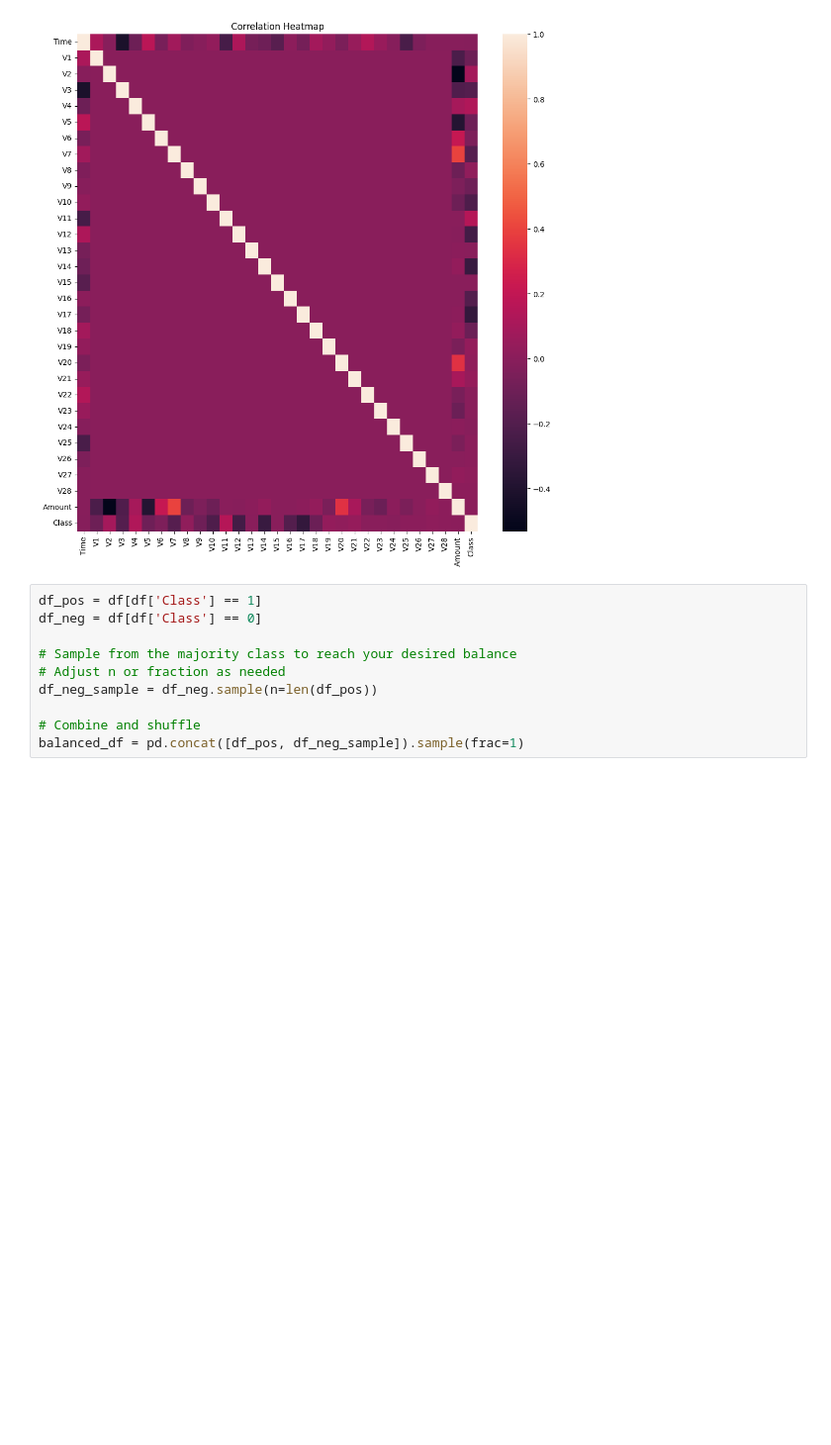
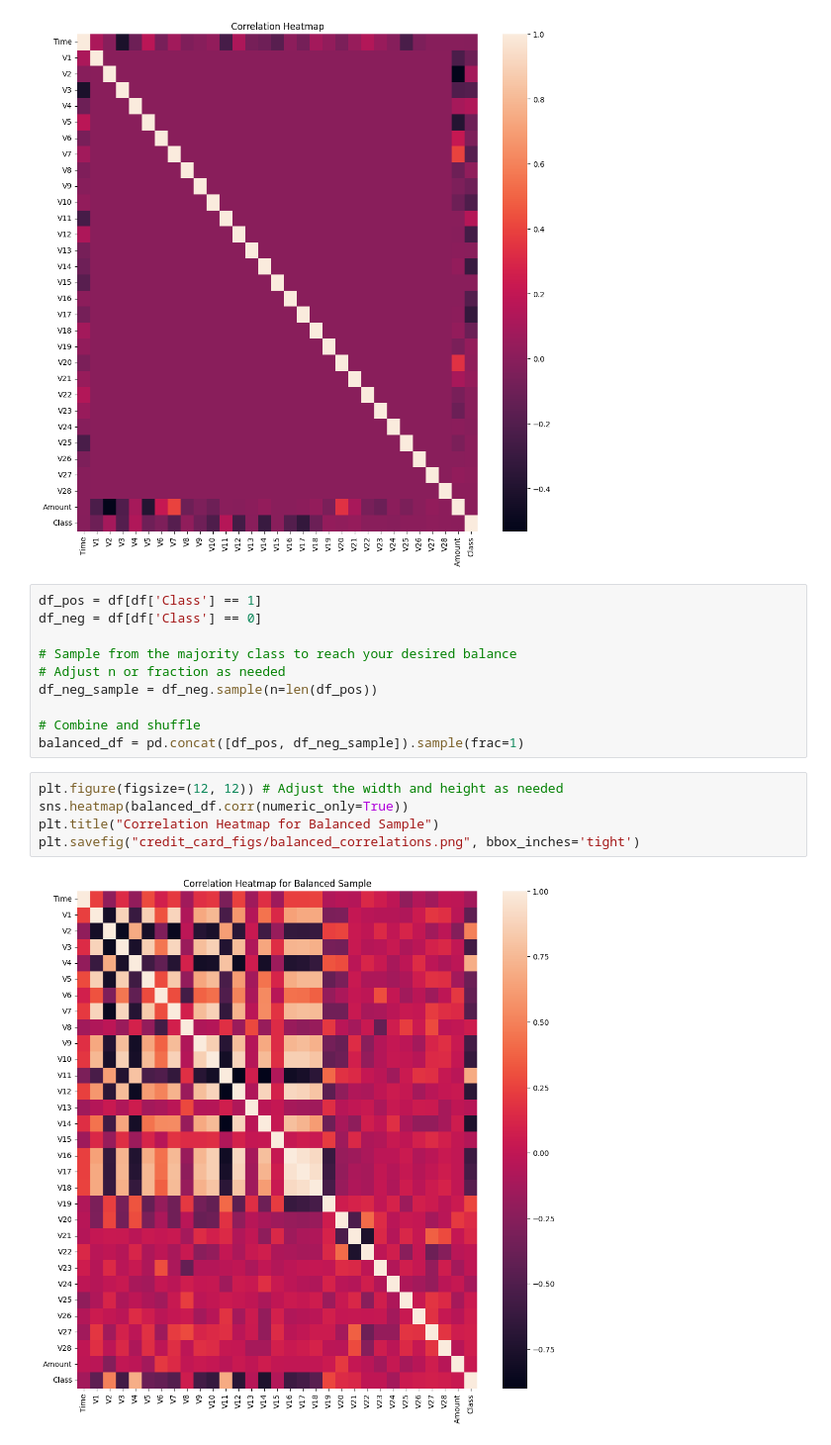
Before and after one commit to calebhadley1/Module-B-semester-2, a Jupyter notebook: Milestone 3 EDA/credit_card_eda.ipynb, the cells around one changed output. Shown at 99% size. Cells and saved outputs as stored; diff of their text form; blank space fills up the shorter version.

```diff
--- a/Milestone 3 EDA/credit_card_eda.ipynb
+++ b/Milestone 3 EDA/credit_card_eda.ipynb
@@ -242,6 +242,13 @@ df_neg_sample = df_neg.sample(n=len(df_pos))
 
 # Combine and shuffle
 balanced_df = pd.concat([df_pos, df_neg_sample]).sample(frac=1)
+# %%
+plt.figure(figsize=(12, 12)) # Adjust the width and height as needed
+sns.heatmap(balanced_df.corr(numeric_only=True))
+plt.title("Correlation Heatmap for Balanced Sample")
+plt.savefig("credit_card_figs/balanced_correlations.png", bbox_inches='tight')
+# %% [output]
+[figure, added]
 # %%
 df_colored = balanced_df.copy()
 df_colored["color"] = df_colored["Class"].map(
```
Also changed, not shown: parts of 8 cells of this notebook, 6 other files.
